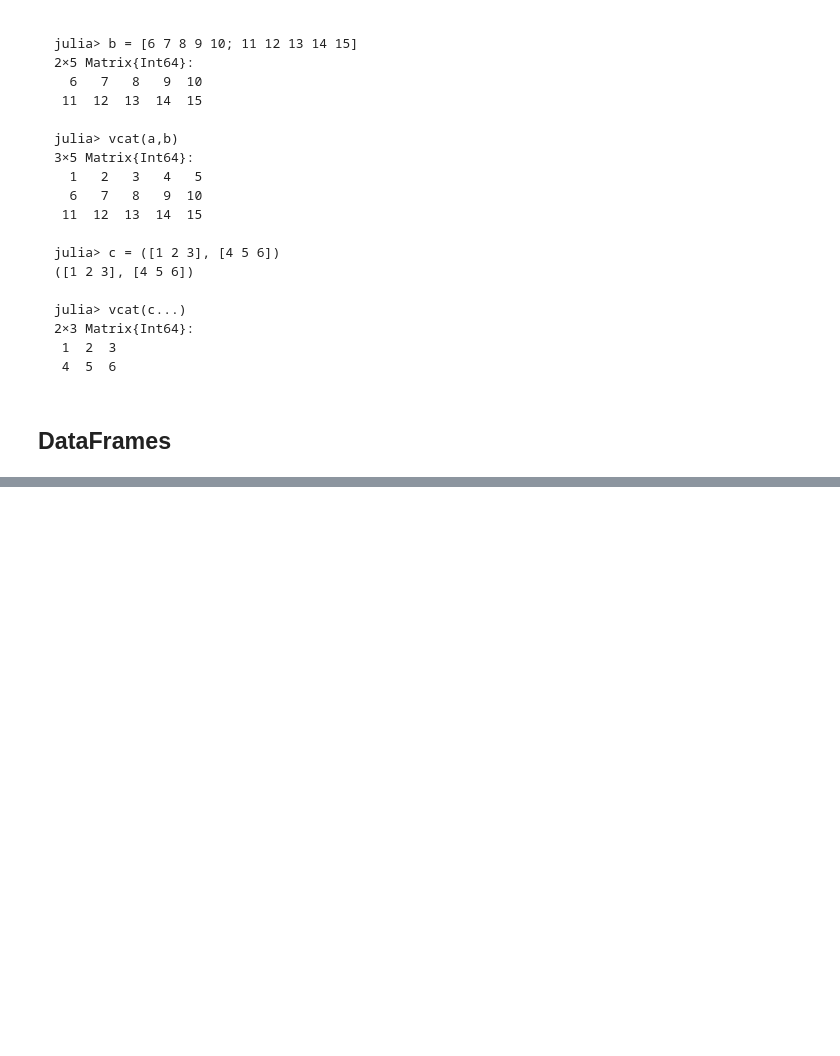
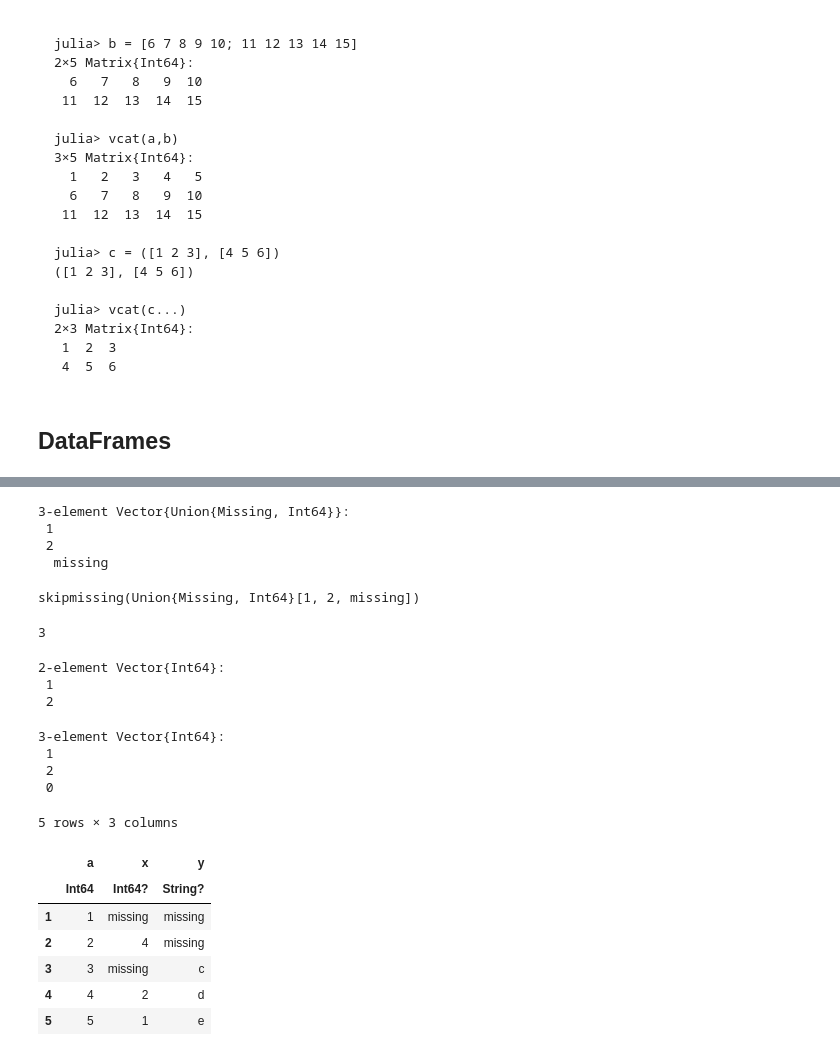
Before and after one commit to Nihal-197/julia---HackerEarth-Problems-Data-Science, a Jupyter notebook: Data Manipulation and Visualization/Data Manipulation and Visualization.ipynb, the cells around one changed output, grey strips where cells are left out. Cells and saved outputs as stored; diff of their text form; code cells hidden in the pictures; blank space fills up the shorter version.

```diff
--- a/Data Manipulation and Visualization/Data Manipulation and Visualization.ipynb
+++ b/Data Manipulation and Visualization/Data Manipulation and Visualization.ipynb
@@ -229,0 +329,44 @@ julia> vcat(c...)
+# %%
+#NA or null values are represented by the object `missing`
+a = [1 , 2 , missing]
+# %% [output]
+3-element Vector{Union{Missing, Int64}}:
+ 1
+ 2
+  missing
+# %%
+# now we can use an iterator skipmissing to perform operations
+skipmissing(a)
+# %% [output]
+skipmissing(Union{Missing, Int64}[1, 2, missing])
+# %%
+#we can sum the values of non missing characters
+sum(skipmissing(a))
+# %% [output]
+3
+# %%
+collect(skipmissing(a))
+# %% [output]
+2-element Vector{Int64}:
+ 1
+ 2
+# %%
+#to  replace the missing value we use (using broadcasting)
+coalesce.(a, 0)
+# %% [output]
+3-element Vector{Int64}:
+ 1
+ 2
+ 0
+# %%
+#for example we have a database with missing values in it
+df1 = DataFrame(a = 1:5,x = [missing, 4, missing, 2, 1], y= y = [missing, missing, "c", "d", "e"])
+# %% [output]
+5 rows × 3 columns
+|  | a | x | y |
+|  | Int64 | Int64? | String? |
+| 1 | 1 | missing | missing |
+| 2 | 2 | 4 | missing |
+| 3 | 3 | missing | c |
+| 4 | 4 | 2 | d |
+| 5 | 5 | 1 | e |
```
Also changed, not shown: parts of 20 cells of this notebook.
